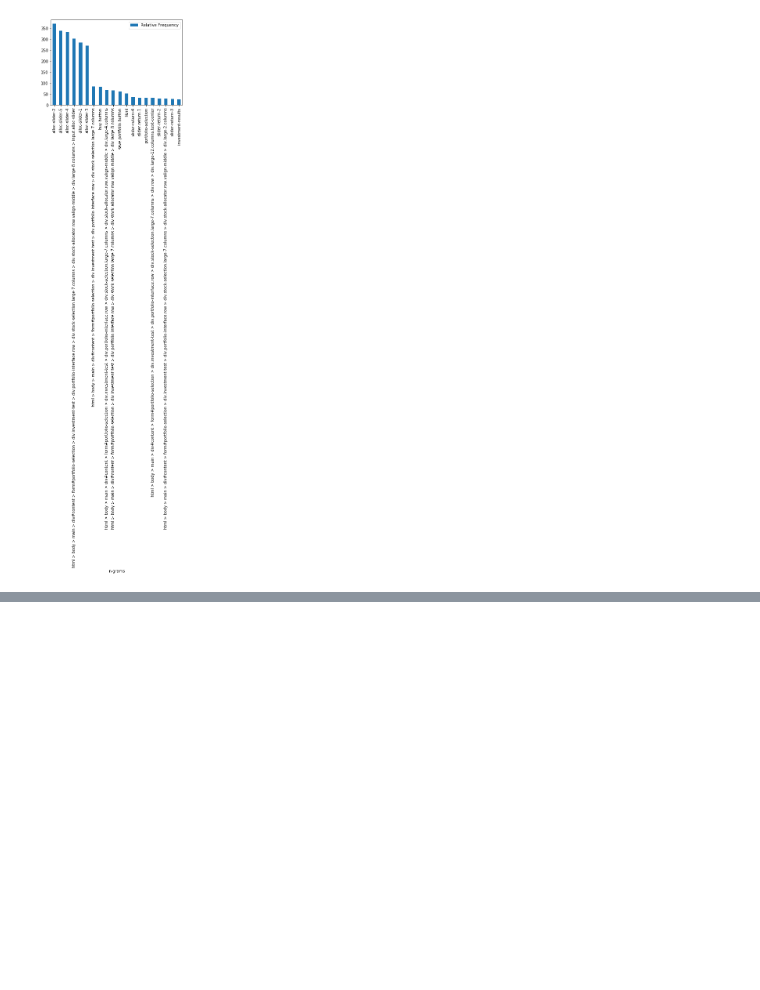
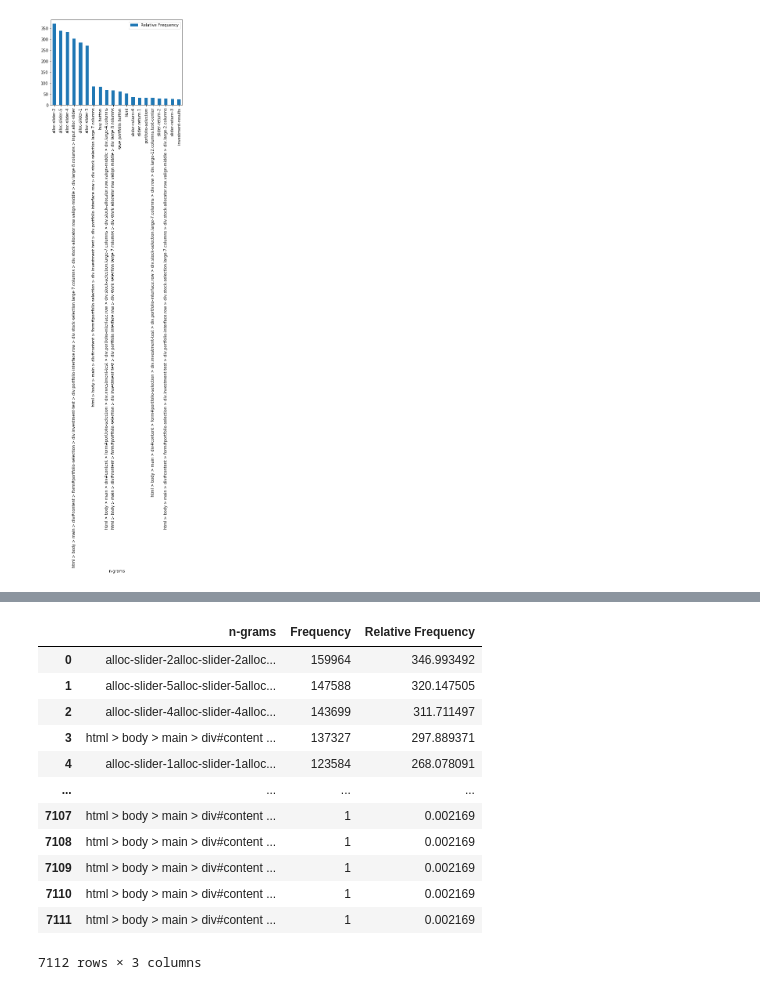
Before and after one commit to DJSaunders1997/Masters-Project, a Jupyter notebook: NLP-Notebook.ipynb, the cells around one changed output, grey strips where cells are left out. Cells and saved outputs as stored; diff of their text form; code cells hidden in the pictures; blank space fills up the shorter version.

```diff
--- a/NLP-Notebook.ipynb
+++ b/NLP-Notebook.ipynb
@@ -220,0 +254,16 @@ lab_unigrams
+# %%
+turk_trigrams
+# %% [output]
+|  | n-grams | Frequency | Relative Frequency |
+| 0 | alloc-slider-2alloc-slider-2alloc... | 159964 | 346.993492 |
+| 1 | alloc-slider-5alloc-slider-5alloc... | 147588 | 320.147505 |
+| 2 | alloc-slider-4alloc-slider-4alloc... | 143699 | 311.711497 |
+| 3 | html > body > main > div#content ... | 137327 | 297.889371 |
+| 4 | alloc-slider-1alloc-slider-1alloc... | 123584 | 268.078091 |
+| ... | ... | ... | ... |
+| 7107 | html > body > main > div#content ... | 1 | 0.002169 |
+| 7108 | html > body > main > div#content ... | 1 | 0.002169 |
+| 7109 | html > body > main > div#content ... | 1 | 0.002169 |
+| 7110 | html > body > main > div#content ... | 1 | 0.002169 |
+| 7111 | html > body > main > div#content ... | 1 | 0.002169 |
+7112 rows × 3 columns
```
Also changed, not shown: parts of 8 cells of this notebook, 4 other files.
